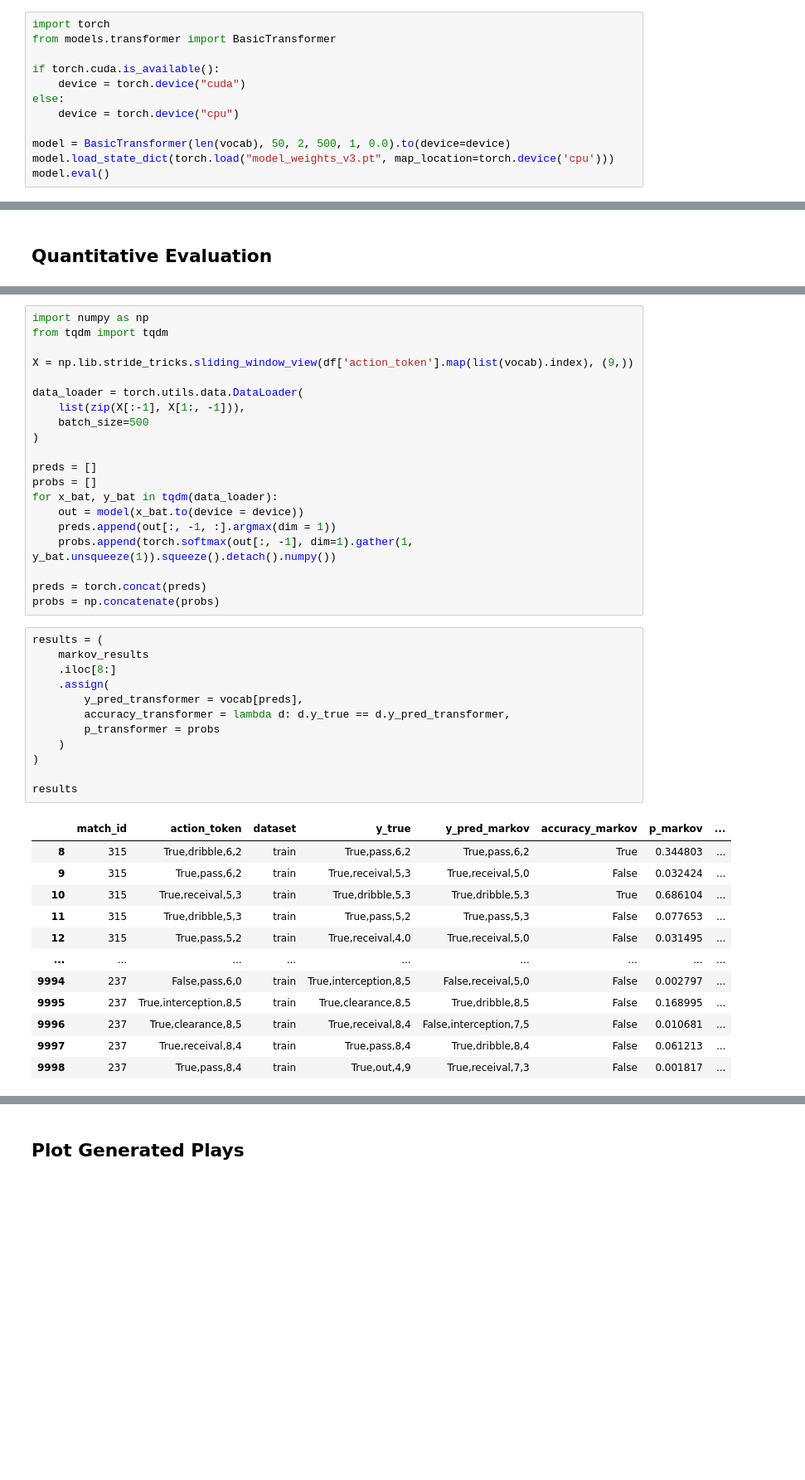
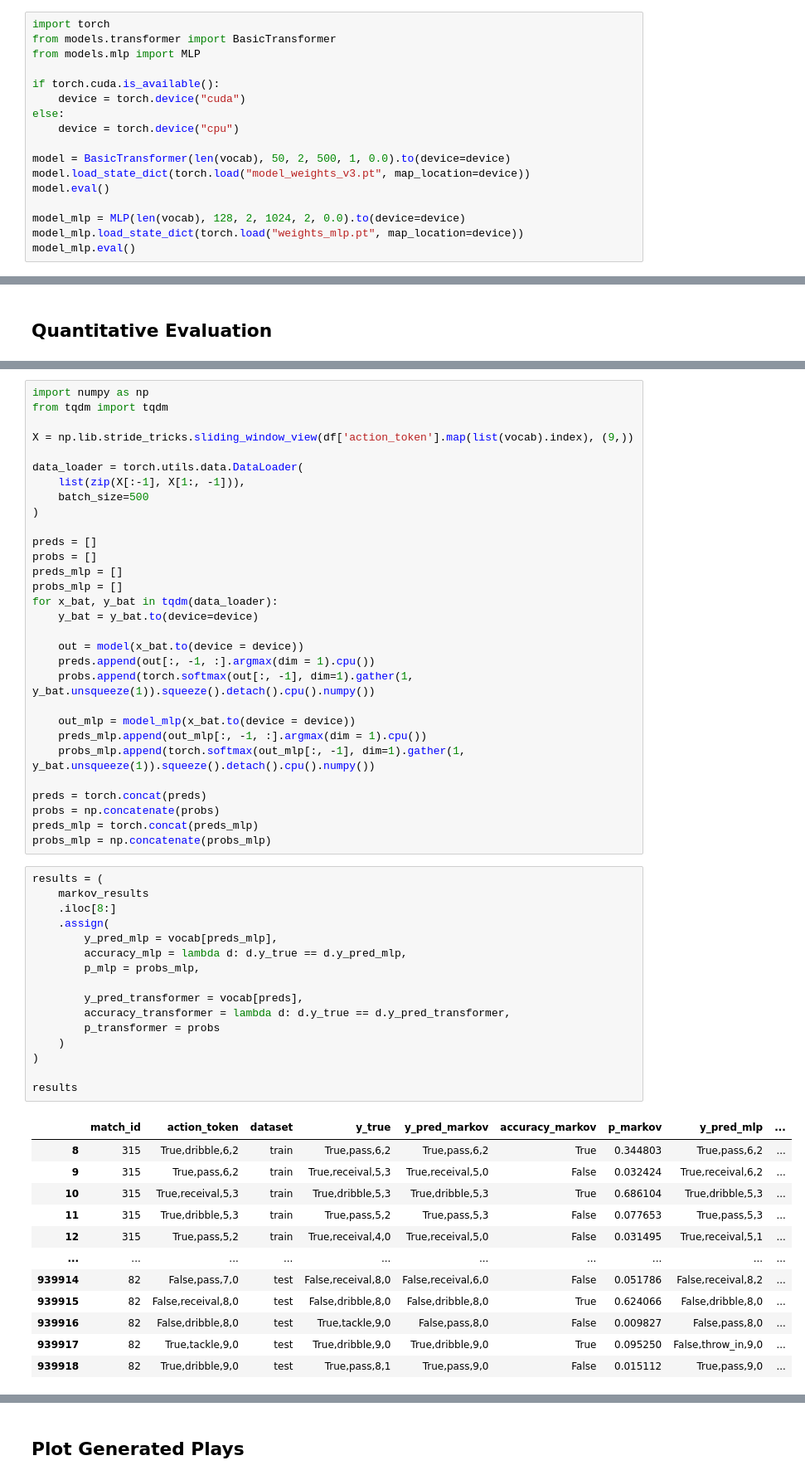
Before and after one commit to danielhocevar/Foundation-Model-for-Soccer, a Jupyter notebook: eval.ipynb, the cells around one changed output, grey strips where cells are left out. Shown at 83% size. Saved outputs shown, nothing was run; the diff lists cells and outputs as text; blank space fills up the shorter version.

```diff
--- a/eval.ipynb
+++ b/eval.ipynb
@@ -29,6 +29,7 @@ df
 # %%
 import torch
 from models.transformer import BasicTransformer
+from models.mlp import MLP
 
 if torch.cuda.is_available():
     device = torch.device("cuda")
@@ -36,6 +37,10 @@ else:
     device = torch.device("cpu")
 
 model = BasicTransformer(len(vocab), 50, 2, 500, 1, 0.0).to(device=device)
-model.load_state_dict(torch.load("model_weights_v3.pt", map_location=torch.device('cpu')))
+model.load_state_dict(torch.load("model_weights_v3.pt", map_location=device))
 model.eval()
+
+model_mlp = MLP(len(vocab), 128, 2, 1024, 2, 0.0).to(device=device)
+model_mlp.load_state_dict(torch.load("weights_mlp.pt", map_location=device))
+model_mlp.eval()
 # %% [output]
@@ -110,35 +113,49 @@ data_loader = torch.utils.data.DataLoader(
 
 preds = []
 probs = []
+preds_mlp = []
+probs_mlp = []
 for x_bat, y_bat in tqdm(data_loader):
+    y_bat = y_bat.to(device=device)
+
     out = model(x_bat.to(device = device))
-    preds.append(out[:, -1, :].argmax(dim = 1))
-    probs.append(torch.softmax(out[:, -1], dim=1).gather(1, y_bat.unsqueeze(1)).squeeze().detach().numpy())
+    preds.append(out[:, -1, :].argmax(dim = 1).cpu())
+    probs.append(torch.softmax(out[:, -1], dim=1).gather(1, y_bat.unsqueeze(1)).squeeze().detach().cpu().numpy())
+
+    out_mlp = model_mlp(x_bat.to(device = device))
+    preds_mlp.append(out_mlp[:, -1, :].argmax(dim = 1).cpu())
+    probs_mlp.append(torch.softmax(out_mlp[:, -1], dim=1).gather(1, y_bat.unsqueeze(1)).squeeze().detach().cpu().numpy())
 
 preds = torch.concat(preds)
 probs = np.concatenate(probs)
+preds_mlp = torch.concat(preds_mlp)
+probs_mlp = np.concatenate(probs_mlp)
 # %%
 results = (
     markov_results
     .iloc[8:]
     .assign(
+        y_pred_mlp = vocab[preds_mlp],
+        accuracy_mlp = lambda d: d.y_true == d.y_pred_mlp,
+        p_mlp = probs_mlp,
+
         y_pred_transformer = vocab[preds],
         accuracy_transformer = lambda d: d.y_true == d.y_pred_transformer,
         p_transformer = probs
     )
 )
 
 results
 # %% [output]
-|  | match_id | action_token | dataset | y_true | y_pred_markov | accuracy_markov | p_markov | ... |
-| 8 | 315 | True,dribble,6,2 | train | True,pass,6,2 | True,pass,6,2 | True | 0.344803 | ... |
-| 9 | 315 | True,pass,6,2 | train | True,receival,5,3 | True,receival,5,0 | False | 0.032424 | ... |
-| 10 | 315 | True,receival,5,3 | train | True,dribble,5,3 | True,dribble,5,3 | True | 0.686104 | ... |
-| 11 | 315 | True,dribble,5,3 | train | True,pass,5,2 | True,pass,5,3 | False | 0.077653 | ... |
-| 12 | 315 | True,pass,5,2 | train | True,receival,4,0 | True,receival,5,0 | False | 0.031495 | ... |
-| ... | ... | ... | ... | ... | ... | ... | ... | ... |
-| 9994 | 237 | False,pass,6,0 | train | True,interception,8,5 | False,receival,5,0 | False | 0.002797 | ... |
-| 9995 | 237 | True,interception,8,5 | train | True,clearance,8,5 | True,dribble,8,5 | False | 0.168995 | ... |
-| 9996 | 237 | True,clearance,8,5 | train | True,receival,8,4 | False,interception,7,5 | False | 0.010681 | ... |
-| 9997 | 237 | True,receival,8,4 | train | True,pass,8,4 | True,dribble,8,4 | False | 0.061213 | ... |
-| 9998 | 237 | True,pass,8,4 | train | True,out,4,9 | True,receival,7,3 | False | 0.001817 | ... |
+|  | match_id | action_token | dataset | y_true | y_pred_markov | accuracy_markov | p_markov | y_pred_mlp | ... |
+| 8 | 315 | True,dribble,6,2 | train | True,pass,6,2 | True,pass,6,2 | True | 0.344803 | True,pass,6,2 | ... |
+| 9 | 315 | True,pass,6,2 | train | True,receival,5,3 | True,receival,5,0 | False | 0.032424 | True,receival,6,2 | ... |
+| 10 | 315 | True,receival,5,3 | train | True,dribble,5,3 | True,dribble,5,3 | True | 0.686104 | True,dribble,5,3 | ... |
+| 11 | 315 | True,dribble,5,3 | train | True,pass,5,2 | True,pass,5,3 | False | 0.077653 | True,pass,5,3 | ... |
+| 12 | 315 | True,pass,5,2 | train | True,receival,4,0 | True,receival,5,0 | False | 0.031495 | True,receival,5,1 | ... |
+| ... | ... | ... | ... | ... | ... | ... | ... | ... | ... |
+| 939914 | 82 | False,pass,7,0 | test | False,receival,8,0 | False,receival,6,0 | False | 0.051786 | False,receival,8,2 | ... |
+| 939915 | 82 | False,receival,8,0 | test | False,dribble,8,0 | False,dribble,8,0 | True | 0.624066 | False,dribble,8,0 | ... |
+| 939916 | 82 | False,dribble,8,0 | test | True,tackle,9,0 | False,pass,8,0 | False | 0.009827 | False,pass,8,0 | ... |
+| 939917 | 82 | True,tackle,9,0 | test | True,dribble,9,0 | True,dribble,9,0 | True | 0.095250 | False,throw_in,9,0 | ... |
+| 939918 | 82 | True,dribble,9,0 | test | True,pass,8,1 | True,pass,9,0 | False | 0.015112 | True,pass,9,0 | ... |
```
Also changed, not shown: parts of 5 cells of this notebook.
